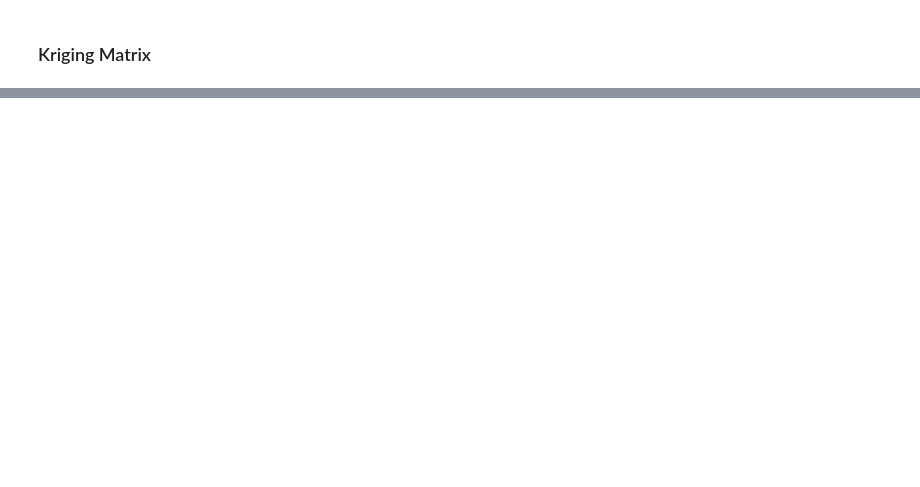
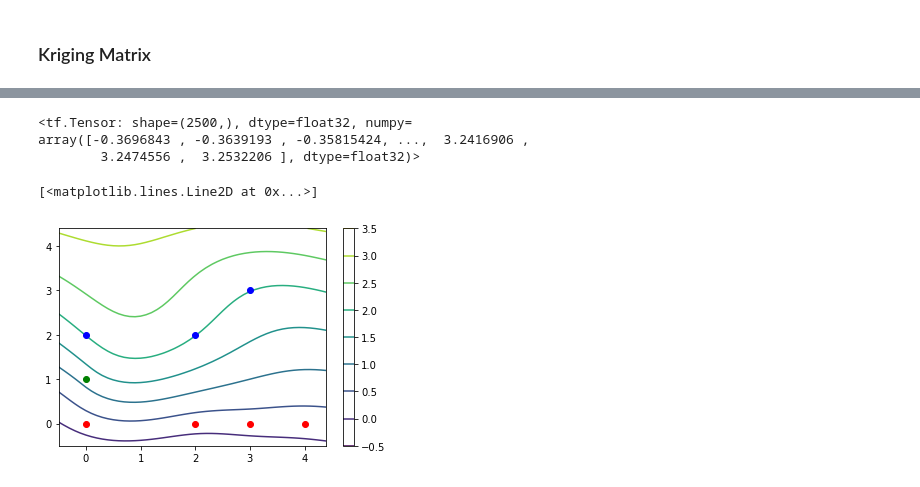
Before and after one commit to GeorgeLiang3/repository1, a Jupyter notebook: Kriging_TensorFlow/Kriging_TF_V0.2.ipynb, the cells around one changed output, grey strips where cells are left out. Drawn from its saved outputs; the diff is of its cells as text; code cells hidden in the pictures; blank space fills up the shorter version.

```diff
--- a/Kriging_TensorFlow/Kriging_TF_V0.2.ipynb
+++ b/Kriging_TensorFlow/Kriging_TF_V0.2.ipynb
@@ -335,0 +338,2 @@ plt.plot(x5[0], x5[1], 'go')
+# %%
+w = tf.linalg.solve(K_U,b)
@@ -335,0 +353,39 @@ plt.plot(x5[0], x5[1], 'go')
+# %%
+# gradient contribution
+sigma_0_grad = w[:G_1.shape[0]*2] * (-hu_Simpoints*(- c_o_T * ((-14 / a_T ** 2) + 105 / 4 * sed_dips_SimPoint / a_T ** 3 -
+                               35 / 2 * sed_dips_SimPoint ** 3 / a_T ** 5 +
+                               21 / 4 * sed_dips_SimPoint ** 5 / a_T ** 7)))
+
+sigma_0_grad = tf.reduce_sum(sigma_0_grad,axis=0)
+
+# surface point contribution
+sigma_0_interf = -w[G_1.shape[0]*2:-2]*(c_o_T  * ((1 - 7 * (sed_rest_SimPoint / a_T) ** 2 +
+             35 / 4 * (sed_rest_SimPoint / a_T) ** 3 -
+             7 / 2 * (sed_rest_SimPoint / a_T) ** 5 +
+             3 / 4 * (sed_rest_SimPoint / a_T) ** 7) -
+             (1 - 7 * (sed_ref_SimPoint / a_T) ** 2 +
+              35 / 4 * (sed_ref_SimPoint / a_T) ** 3 -
+              7 / 2 * (sed_ref_SimPoint / a_T) ** 5 +
+              3 / 4 * (sed_ref_SimPoint / a_T) ** 7)))
+sigma_0_interf = tf.reduce_sum(sigma_0_interf,axis = 0)
+# %%
+sigma_0_1st_drift = tf.reduce_sum(grid * tf.transpose(w[-2:]),axis = 1)
+sigma_0_1st_drift
+# %% [output]
+<tf.Tensor: shape=(2500,), dtype=float32, numpy=
+array([-0.3696843 , -0.3639193 , -0.35815424, ...,  3.2416906 ,
+        3.2474556 ,  3.2532206 ], dtype=float32)>
+# %%
+interpolate_result = sigma_0_grad+sigma_0_interf+sigma_0_1st_drift
+
+intp = tf.reshape(interpolate_result,[50,50]) # reshape the result to matrix shape
+# %%
+plt.contour(XX,YY,intp)
+plt.colorbar()
+plt.plot(layer1[:,0], layer1[:,1], 'ro')
+plt.plot(layer2[:,0], layer2[:,1], 'bo')
+
+plt.plot(G_1[0,0], G_1[0,1], 'go')
+# %% [output]
+[<matplotlib.lines.Line2D at 0x...>]
+[figure, added]
```
Also changed, not shown: parts of 44 cells of this notebook, 10 other files.
